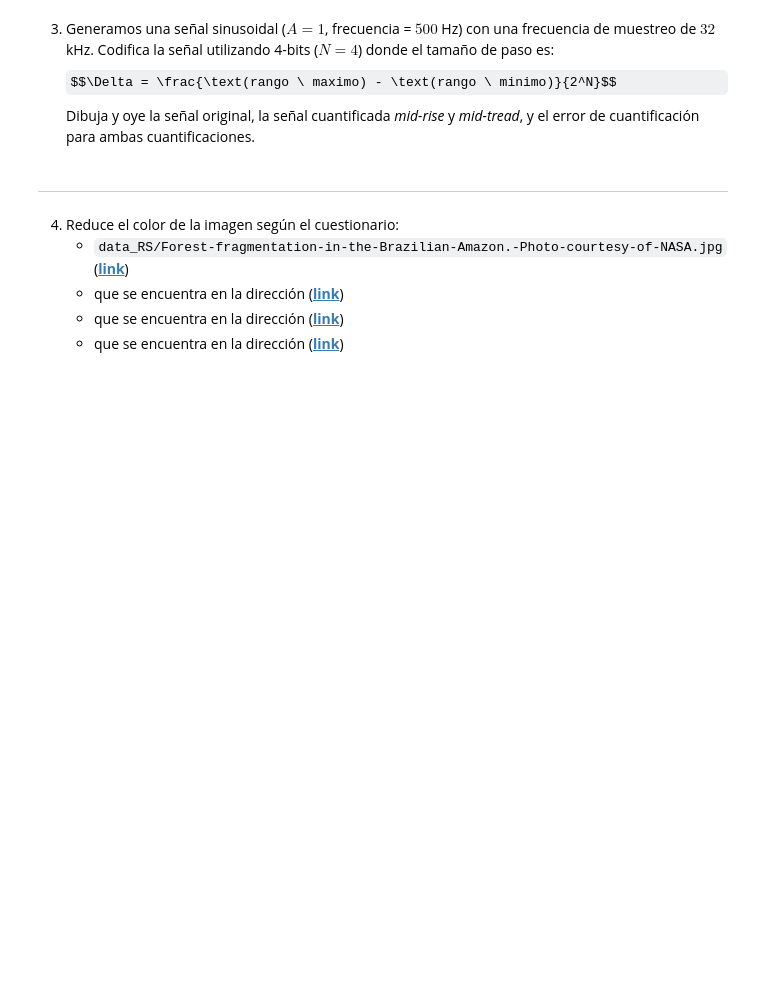
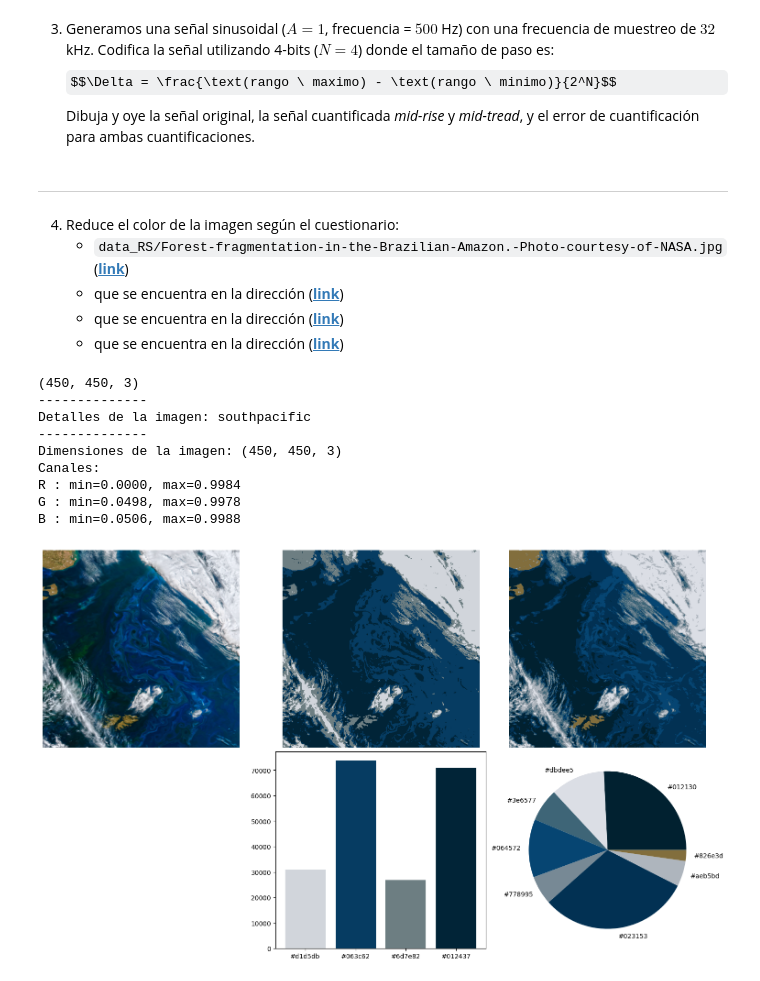
Before and after one commit to alanglk/KISA, a Jupyter notebook: src/PIS/labs/1.procesado_cuantizacion.ipynb, the cells around one changed output. Cells and saved outputs as stored; diff of their text form; code cells hidden in the pictures; some formulas as TeX source; blank space fills up the shorter version.

```diff
--- a/src/PIS/labs/1.procesado_cuantizacion.ipynb
+++ b/src/PIS/labs/1.procesado_cuantizacion.ipynb
@@ -333,17 +333,35 @@ imagenes = ["data_RS/Forest-fragmentation-in-the-Brazilian-Amazon.-Photo-courtes
 
 # fig = plt.figure(figsize=(12.1, 7), layout="constrained")
 # %%
-im = io.imread(imagenes[seleccionada])
+im = io.imread(imagenes[3])
 im = transform.resize(im, (450, 450))
 
 # Imprime el sumario de la imagen
-# ...
+print(im.shape)
+print_sumario(im, im_nombre="southpacific", etiquetas=['R', 'G', 'B'])
 
 # Cuantificacion del color (4 colores)
 # Ejecutar: quantify_colors()
 
+counts4, paleta, colores_hex4, im4 = quantify_colors(im, n_colores=4)
+valores4 = list(counts4.values())
+
 # Cuantificacion del color (8 colores)
 # Ejecutar: quantify_colors()
+counts8, paleta, colores_hex8, im8 = quantify_colors(im, n_colores=8)
+valores8 = list(counts8.values())
 
 # Dibujar: plot_RS_quant()
 # Nota: valores = list(counts.values())
+plot_RS_quant(im, im4, im8, colores_hex4=colores_hex4, colores_hex8=colores_hex8, valores4=valores4, valores8=valores8)
+# %% [output]
+(450, 450, 3)
+--------------
+Detalles de la imagen: southpacific
+--------------
+Dimensiones de la imagen: (450, 450, 3)
+Canales:
+R : min=0.0000, max=0.9984
+G : min=0.0498, max=0.9978
+B : min=0.0506, max=0.9988
+[figure, added]
```
Also changed, not shown: parts of 1 cell of this notebook, 1 other file.
